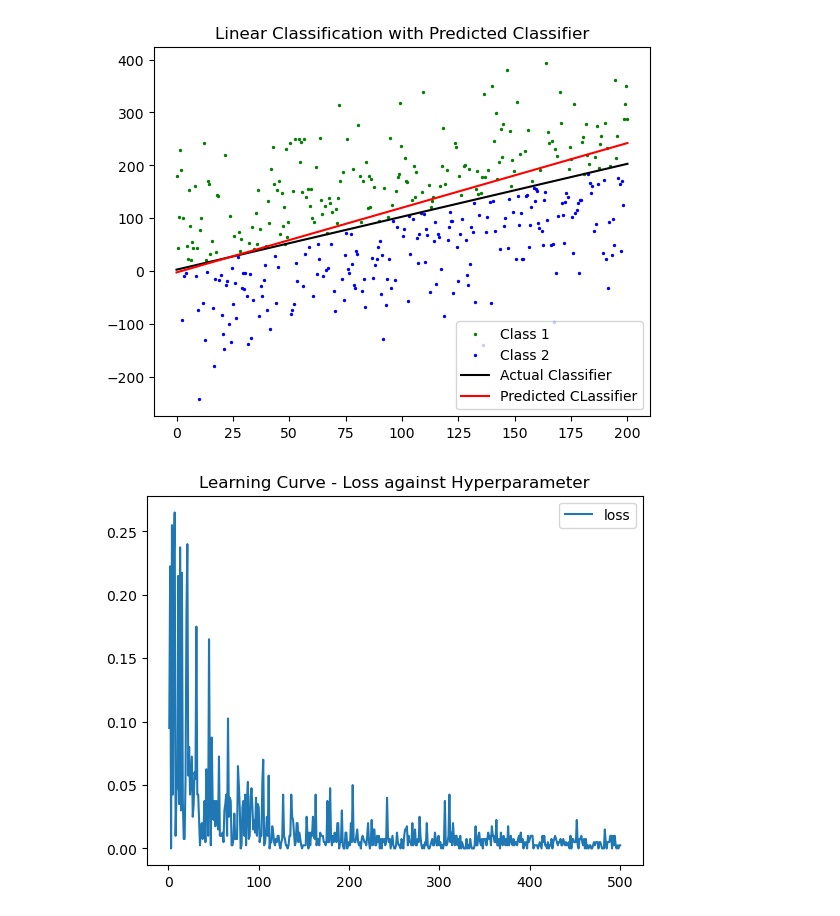
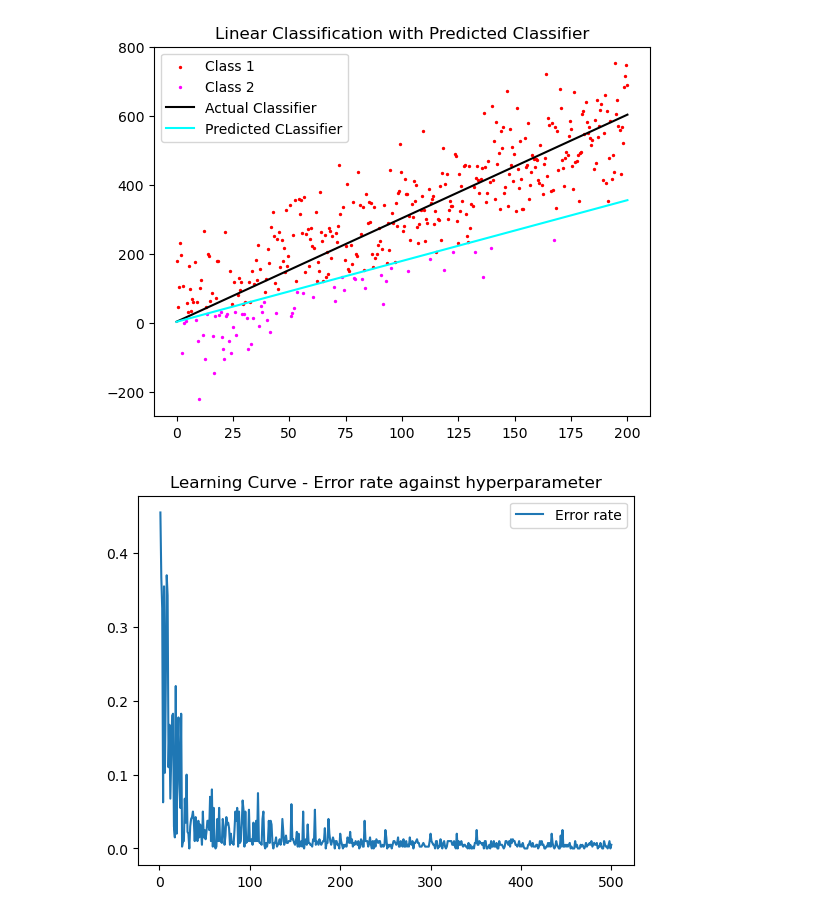
Before and after one commit to bksat90/MachineLearning, a Jupyter notebook: Random Linear Classifier.ipynb, the cells around one changed output. Drawn from its saved outputs; the diff is of its cells as text; code cells hidden in the pictures.

Commit message:
modified parameters and final plotting

```diff
--- a/Random Linear Classifier.ipynb
+++ b/Random Linear Classifier.ipynb
@@ -51,0 +62,4 @@ y = y_true + np.random.normal(0, 100, len(x))
+# %%
+# obtaining slope and intercept for the actual classifier
+m = float(input("Enter the slope value for the actual classifier: "))
+c = float(input("Enter the intercept value for the actual classifier: "))
@@ -52,18 +69,20 @@ y = y_true + np.random.normal(0, 100, len(x))
+# %%
+# calculating actual and distributed y values
+y_true = m * x + c
+y = y_true + np.random.normal(0, 100, len(x))
 # %%
 # classifier based on sample hyperplane (here it is line)
-z = np.where(y >= x+3, 1, -1)
+z = np.where(y >= y_true, 1, -1)
 x1, x2, y1, y2, z1, z2 = [], [], [], [], [], []
 
-# seperate the data based on classifier
+# seperating the data based on classifier
 for i in range(len(x)):
-    if y[i] >= x[i]+3:
+    if y[i] >= y_true[i]:
         x1.append(x[i])
         y1.append(y[i])
-        z1.append(1)
     else:
         x2.append(x[i])
         y2.append(y[i])
-        z2.append(-1)
 # %%
 # plotting the original values
 plt.figure()
@@ -83,14 +102,24 @@ theta, thetazero, loss_min = random_linear_classifier(x, y, z, 10)
 yp = theta * x + thetazero
+# %%
+# seperate data based on predicted classifier
+x3, x4, y3, y4 = [], [], [], []
+for i in range(len(x)):
+    if y[i] >= yp[i]:
+        x3.append(x[i])
+        y3.append(y[i])
+    else:
+        x4.append(x[i])
+        y4.append(y[i])
 # %%
 # plotting the original values along with predicted classifier
 plt.figure()
-plt.scatter(x1, y1, color='green', s=2, label='Class 1')
-plt.scatter(x2, y2, color='blue', s=2, label='Class 2')
+plt.scatter(x3, y3, color='red', s=2, label='Class 1')
+plt.scatter(x4, y4, color='magenta', s=2, label='Class 2')
 plt.plot(x, y_true, color='black', label='Actual Classifier')
-plt.plot(x, yp, color='red', label='Predicted CLassifier')
+plt.plot(x, yp, color='cyan', label='Predicted CLassifier')
 plt.title('Linear Classification with Predicted Classifier')
 plt.legend()
 plt.show()
 # %% [output]
-[figure, old version]
+[figure, new version]
 # %%
@@ -103,9 +132,9 @@ for i in k:
 # %%
-# plotting the minimum loss against hyperparameter
+# plotting the minimum error rates against hyperparameter
 plt.figure()
-plt.plot(k ,losses, label='loss')
-plt.title('Learning Curve - Loss against Hyperparameter')
+plt.plot(k ,errors, label='Error rate')
+plt.title('Learning Curve - Error rate against hyperparameter')
 plt.legend()
 plt.show()
 # %% [output]
-[figure, old version]
+[figure, new version]
```
Also changed, not shown: parts of 11 cells of this notebook.
